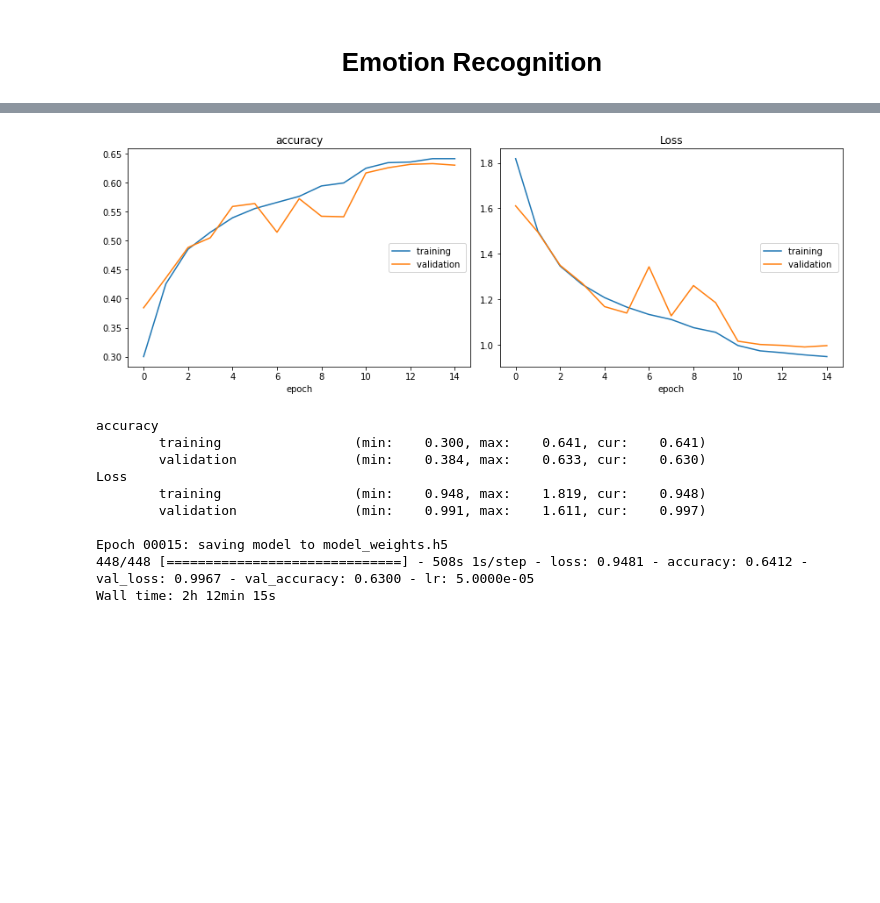
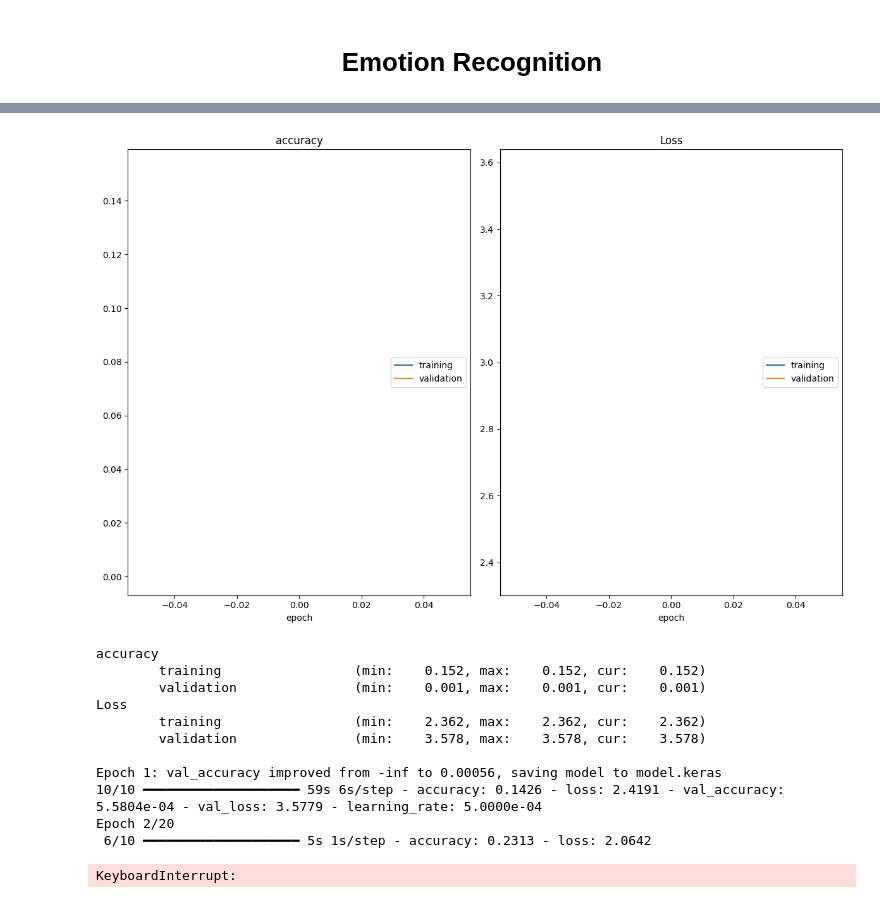
Before and after one commit to mvpinzon/Emotion-Recognition, a Jupyter notebook: Emotion Recognition.ipynb, the cells around one changed output, grey strips where cells are left out. Saved outputs shown, nothing was run; the diff lists cells and outputs as text; code cells hidden in the pictures; blank space fills up the shorter version.

```diff
--- a/Emotion Recognition.ipynb
+++ b/Emotion Recognition.ipynb
@@ -34,15 +60,15 @@ train_generator = datagen_train.flow_from_directory("train/",
                                                     target_size=(img_size,img_size),
                                                     color_mode="grayscale",
                                                     batch_size=batch_size,
-                                                    class_mode='categorical',
+                                                    class_mode='sparse',
                                                     shuffle=True)
 
-datagen_validation = ImageDataGenerator(horizontal_flip=True)
+datagen_validation = ImageDataGenerator(horizontal_flip=False)
 validation_generator = datagen_validation.flow_from_directory("test/",
                                                     target_size=(img_size,img_size),
                                                     color_mode="grayscale",
                                                     batch_size=batch_size,
-                                                    class_mode='categorical',
+                                                    class_mode='sparse',
                                                     shuffle=False)
 # %% [output]
 Found 28708 images belonging to 7 classes.
@@ -112,36 +184,56 @@ _________________________________________________________________
+# %%
+# condiciones de parada temprana
+earlystop_acc = EarlyStopping(monitor="val_accuracy",
+                                  min_delta=0.001,
+                                  patience=5,
+                                  mode="max",
+                                  restore_best_weights=True)
 # %%
-%%time
+# Configuración de entrenamiento
+epochs = 15
+steps_per_epoch = train_generator.n // train_generator.batch_size
+validation_steps = validation_generator.n // validation_generator.batch_size
 
-epochs = 15
-steps_per_epoch = train_generator.n//train_generator.batch_size
-validation_steps = validation_generator.n//validation_generator.batch_size
+# Callbacks
+reduce_lr = ReduceLROnPlateau(
+    monitor='val_loss', factor=0.1, patience=2, min_lr=1e-5, mode='auto', verbose=1
+)
+checkpoint = ModelCheckpoint(
+    "model.keras", monitor='val_accuracy', save_weights_only=False,
+    mode='max', verbose=1, save_best_only=True
+)
+callbacks = [PlotLossesKerasTF(), checkpoint, reduce_lr, earlystop_acc]
 
-reduce_lr = ReduceLROnPlateau(monitor='val_loss', factor=0.1,
-                              patience=2, min_lr=0.00001, mode='auto')
-checkpoint = ModelCheckpoint("model_weights.h5", monitor='val_accuracy',
-                             save_weights_only=True, mode='max', verbose=1)
-callbacks = [PlotLossesKerasTF(), checkpoint, reduce_lr]
+# Medición del tiempo de entrenamiento
+start_time = time.time()
 
+# Entrenamiento del modelo
 history = model.fit(
     x=train_generator,
     steps_per_epoch=steps_per_epoch,
     epochs=epochs,
-    validation_data = validation_generator,
-    validation_steps = validation_steps,
+    validation_data=validation_generator,
+    validation_steps=validation_steps,
     callbacks=callbacks
 )
+
+# Mostrar tiempo de entrenamiento
+end_time = time.time()
+print("Tiempo total de entrenamiento:", end_time - start_time, "segundos")
 # %% [output]
-[figure, old version]
+[figure, new version]
 accuracy
-        training                 (min:    0.300, max:    0.641, cur:    0.641)
-        validation               (min:    0.384, max:    0.633, cur:    0.630)
+        training                 (min:    0.152, max:    0.152, cur:    0.152)
+        validation               (min:    0.001, max:    0.001, cur:    0.001)
 Loss
-        training                 (min:    0.948, max:    1.819, cur:    0.948)
-        validation               (min:    0.991, max:    1.611, cur:    0.997)
+        training                 (min:    2.362, max:    2.362, cur:    2.362)
+        validation               (min:    3.578, max:    3.578, cur:    3.578)
 
-Epoch 00015: saving model to model_weights.h5
-448/448 [==============================] - 508s 1s/step - loss: 0.9481 - accuracy: 0.6412 - val_loss: 0.9967 - val_accuracy: 0.6300 - lr: 5.0000e-05
-Wall time: 2h 12min 15s
+Epoch 1: val_accuracy improved from -inf to 0.00056, saving model to model.keras
+10/10 ━━━━━━━━━━━━━━━━━━━━ 59s 6s/step - accuracy: 0.1426 - loss: 2.4191 - val_accuracy: 5.5804e-04 - val_loss: 3.5779 - learning_rate: 5.0000e-04
+Epoch 2/20
+ 6/10 ━━━━━━━━━━━━━━━━━━━━ 5s 1s/step - accuracy: 0.2313 - loss: 2.0642
+KeyboardInterrupt:
 # %%
 model_json = model.to_json()
 with open("model.json", "w") as json_file:
```
Also changed, not shown: parts of 7 cells of this notebook, 12 other files.
